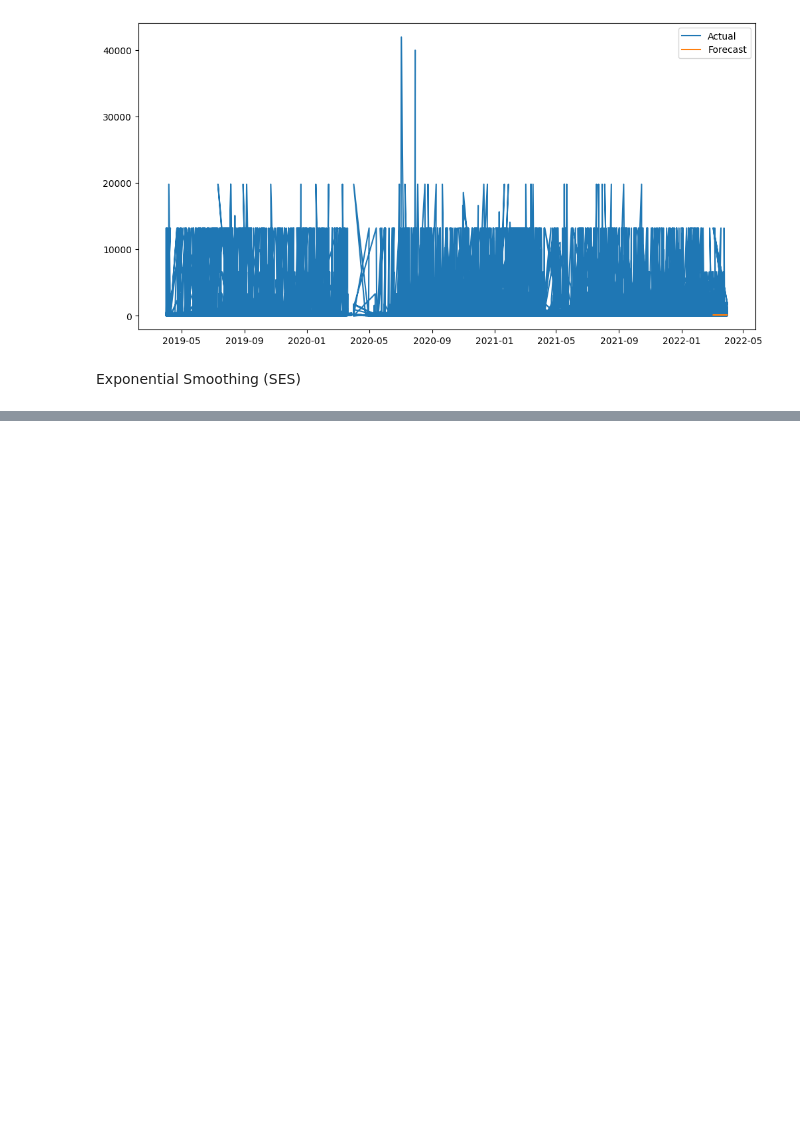
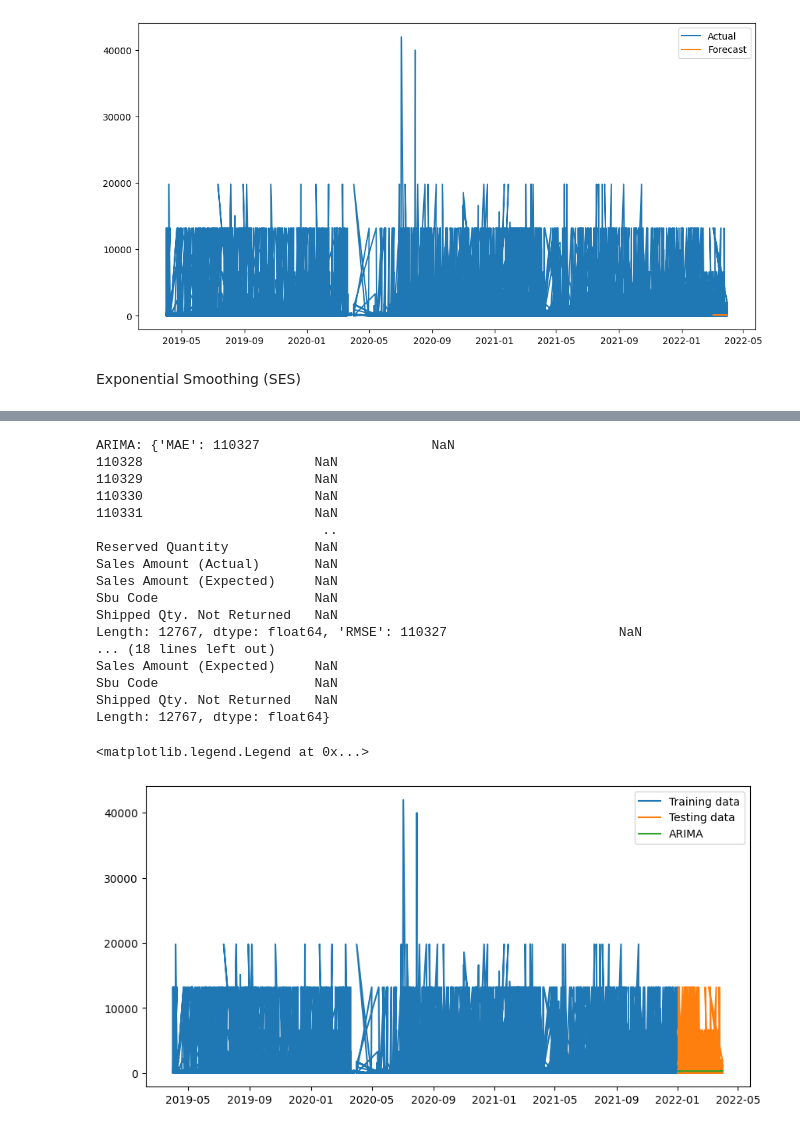
Before and after one commit to it21053528/Fiverr-Freelancing, a Jupyter notebook: anusha73k/forecast.ipynb, the cells around one changed output, grey strips where cells are left out. Drawn from its saved outputs; the diff is of its cells as text; code cells hidden in the pictures; blank space fills up the shorter version.

```diff
--- a/anusha73k/forecast.ipynb
+++ b/anusha73k/forecast.ipynb
@@ -253,6 +253,13 @@ ax.axvline('2022-01-01', color='black', ls='--')
 plt.show()
 # %% [output]
 [figure]
+# %%
+# Define a function to calculate accuracy metrics
+def calculate_accuracy(y_true, y_pred):
+    mae = np.mean(np.abs(y_true - y_pred))
+    rmse = np.sqrt(np.mean(np.square(y_true - y_pred)))
+    mape = np.mean(np.abs((y_true - y_pred) / y_true)) * 100
+    return {'MAE': mae, 'RMSE': rmse, 'MAPE': mape}
 # %%
 from xgboost import XGBRegressor
 reg = XGBRegressor(n_estimators=100, learning_rate = 0.1)
@@ -309,0 +335,48 @@ MSE of the test set: 245.936
+# %%
+from statsmodels.tsa.arima.model import ARIMA
+from keras.models import Sequential
+from keras.layers import Dense
+from croston import croston
+
+# Split the data into training and testing sets
+train = df.loc[df.index < '2022-01-01']
+test = df.loc[df.index >= '2022-01-01']
+
+# Define a function to calculate accuracy metrics
+def calculate_accuracy(y_true, y_pred):
+    mae = np.mean(np.abs(y_true - y_pred))
+    rmse = np.sqrt(np.mean(np.square(y_true - y_pred)))
+    mape = np.mean(np.abs((y_true - y_pred) / y_true)) * 100
+    return {'MAE': mae, 'RMSE': rmse, 'MAPE': mape}
+# %%
+# ARIMA model
+model = ARIMA(train['QuantityAbs'], order=(1, 1, 1)).fit()
+y_pred_arima = model.forecast(len(test))
+accuracy_arima = calculate_accuracy(test, y_pred_arima)
+# %%
+print('ARIMA:', accuracy_arima)
+plt.figure(figsize=(10, 5))
+plt.plot(train.index, train['QuantityAbs'], label='Training data')
+plt.plot(test.index, test['QuantityAbs'], label='Testing data')
+plt.plot(test.index, y_pred_arima, label='ARIMA')
+plt.legend()
+# %% [output]
+ARIMA: {'MAE': 110327                      NaN
+110328                      NaN
+110329                      NaN
+110330                      NaN
+110331                      NaN
+                             ..
+Reserved Quantity           NaN
+Sales Amount (Actual)       NaN
+Sales Amount (Expected)     NaN
+Sbu Code                    NaN
+Shipped Qty. Not Returned   NaN
+Length: 12767, dtype: float64, 'RMSE': 110327                      NaN
+... (18 lines left out)
+Sales Amount (Expected)     NaN
+Sbu Code                    NaN
+Shipped Qty. Not Returned   NaN
+Length: 12767, dtype: float64}
+<matplotlib.legend.Legend at 0x...>
+[figure, added]
```
Also changed, not shown: parts of 7 cells of this notebook.
